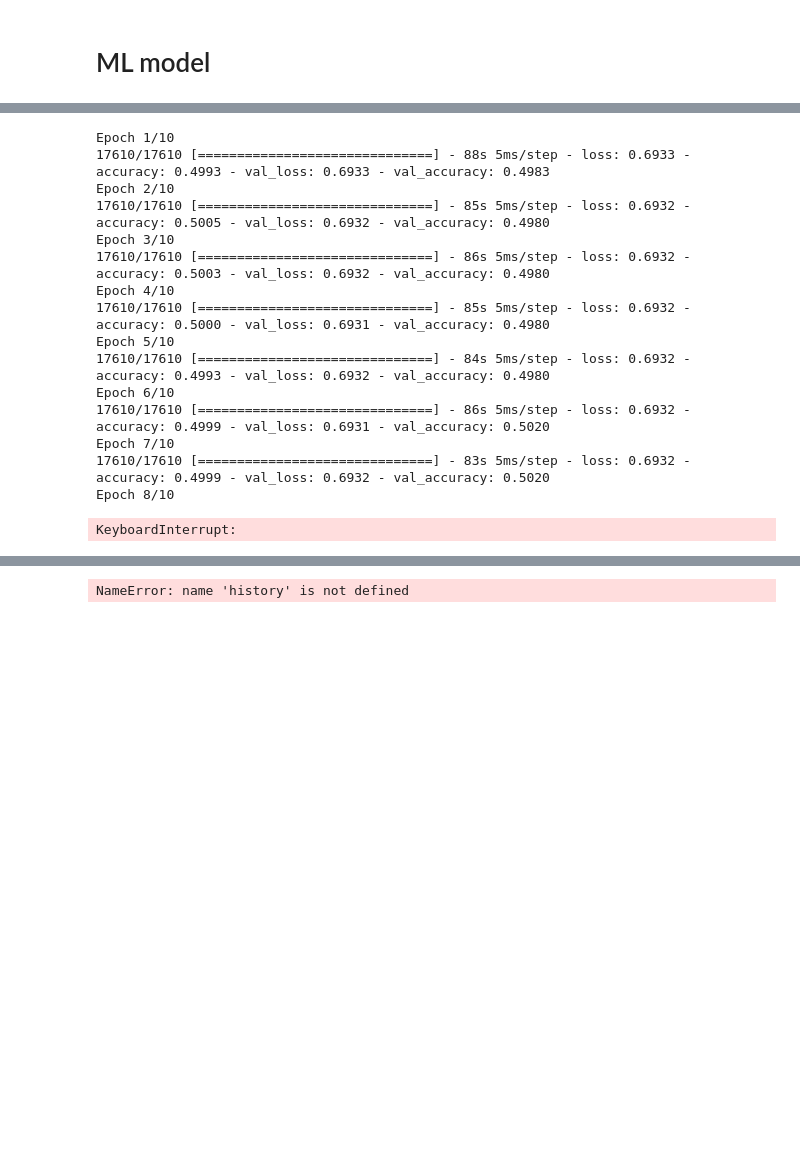
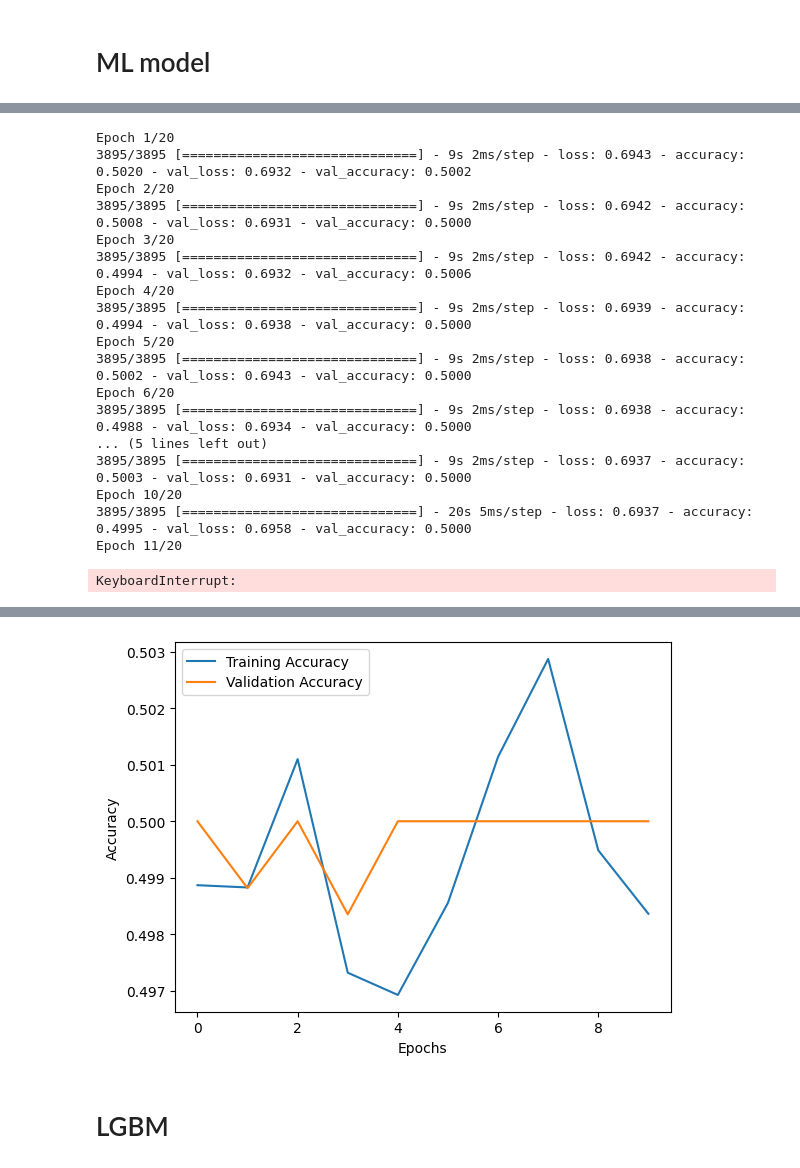
Before and after one commit to dead96pool/stress_detection_mlai, a Jupyter notebook: MLAI_project.ipynb, the cells around one changed output, grey strips where cells are left out. Drawn from its saved outputs; the diff is of its cells as text; code cells hidden in the pictures; blank space fills up the shorter version.

Commit message:
only 47 accuracy

```diff
--- a/MLAI_project.ipynb
+++ b/MLAI_project.ipynb
@@ -259,0 +288,13 @@ X_test_reshaped = X_test_scaled.reshape(X_test_scaled.shape[0], X_test_scaled.sh
+# %%
+# PCA
+
+pca = PCA(n_components=0.8)  # Choose the number of components to explain 95% of the variance
+X_train_pca = pca.fit_transform(X_train)
+X_val_pca = pca.transform(X_val)
+X_test_pca = pca.transform(X_test)
+# %%
+# Standardize features
+scaler = StandardScaler()
+X_train_scaled = scaler.fit_transform(X_train_pca)
+X_val_scaled = scaler.transform(X_val_pca)
+X_test_scaled = scaler.transform(X_test_pca)
@@ -260,14 +307,13 @@ X_test_reshaped = X_test_scaled.reshape(X_test_scaled.shape[0], X_test_scaled.sh
 # %%
-# Defining the CNN model
 model = Sequential()
-model.add(Conv1D(filters=32, kernel_size=3, activation='relu', input_shape=(X_train_reshaped.shape[1], 1)))
-model.add(MaxPooling1D(pool_size=2))
-model.add(Conv1D(filters=64, kernel_size=3, activation='relu'))
-model.add(MaxPooling1D(pool_size=2))
-model.add(Flatten())
-model.add(Dense(64, activation='relu'))
-model.add(Dropout(0.5))
-model.add(Dense(1, activation='sigmoid'))
+model.add(Dense(units=128, kernel_initializer='normal', activation='relu', input_dim=X_train_scaled.shape[1]))
+model.add(Dropout(0.2))  # Regularization
+model.add(Dense(units=64, kernel_initializer='normal', activation='relu'))
+model.add(Dense(units=32, kernel_initializer='normal', activation='relu'))
+model.add(Dense(units=1, kernel_initializer='normal', activation='sigmoid'))  # Sigmoid activation for binary classification
 
-# Compiling the model
+# Compile the model with sparse_categorical_crossentropy
 model.compile(optimizer=Adam(learning_rate=0.001), loss='binary_crossentropy', metrics=['accuracy'])
+
+# Train the model
+history = model.fit(X_train_scaled, y_train, batch_size=64, epochs=10, validation_data=(X_test_scaled, y_test))
@@ -274,33 +341,29 @@ model.compile(optimizer=Adam(learning_rate=0.001), loss='binary_crossentropy', m
 # %%
-# Define early stopping
-#early_stopping = EarlyStopping(monitor='val_loss', patience=5, restore_best_weights=True)
-
 # Train the model
-history = model.fit(X_train_reshaped, y_train, epochs=10, batch_size=64, validation_data=(X_test_reshaped, y_test))
+history = model.fit(X_train_scaled, y_train, epochs=20, batch_size=32, validation_data=(X_val_scaled, y_val))
 # %% [output]
-Epoch 1/10
-17610/17610 [==============================] - 88s 5ms/step - loss: 0.6933 - accuracy: 0.4993 - val_loss: 0.6933 - val_accuracy: 0.4983
-Epoch 2/10
-17610/17610 [==============================] - 85s 5ms/step - loss: 0.6932 - accuracy: 0.5005 - val_loss: 0.6932 - val_accuracy: 0.4980
-Epoch 3/10
-17610/17610 [==============================] - 86s 5ms/step - loss: 0.6932 - accuracy: 0.5003 - val_loss: 0.6932 - val_accuracy: 0.4980
-Epoch 4/10
-17610/17610 [==============================] - 85s 5ms/step - loss: 0.6932 - accuracy: 0.5000 - val_loss: 0.6931 - val_accuracy: 0.4980
-Epoch 5/10
-17610/17610 [==============================] - 84s 5ms/step - loss: 0.6932 - accuracy: 0.4993 - val_loss: 0.6932 - val_accuracy: 0.4980
-Epoch 6/10
-17610/17610 [==============================] - 86s 5ms/step - loss: 0.6932 - accuracy: 0.4999 - val_loss: 0.6931 - val_accuracy: 0.5020
-Epoch 7/10
-17610/17610 [==============================] - 83s 5ms/step - loss: 0.6932 - accuracy: 0.4999 - val_loss: 0.6932 - val_accuracy: 0.5020
-Epoch 8/10
+Epoch 1/20
+3895/3895 [==============================] - 9s 2ms/step - loss: 0.6943 - accuracy: 0.5020 - val_loss: 0.6932 - val_accuracy: 0.5002
+Epoch 2/20
+3895/3895 [==============================] - 9s 2ms/step - loss: 0.6942 - accuracy: 0.5008 - val_loss: 0.6931 - val_accuracy: 0.5000
+Epoch 3/20
+3895/3895 [==============================] - 9s 2ms/step - loss: 0.6942 - accuracy: 0.4994 - val_loss: 0.6932 - val_accuracy: 0.5006
+Epoch 4/20
+3895/3895 [==============================] - 9s 2ms/step - loss: 0.6939 - accuracy: 0.4994 - val_loss: 0.6938 - val_accuracy: 0.5000
+Epoch 5/20
+3895/3895 [==============================] - 9s 2ms/step - loss: 0.6938 - accuracy: 0.5002 - val_loss: 0.6943 - val_accuracy: 0.5000
+Epoch 6/20
+3895/3895 [==============================] - 9s 2ms/step - loss: 0.6938 - accuracy: 0.4988 - val_loss: 0.6934 - val_accuracy: 0.5000
+... (5 lines left out)
+3895/3895 [==============================] - 9s 2ms/step - loss: 0.6937 - accuracy: 0.5003 - val_loss: 0.6931 - val_accuracy: 0.5000
+Epoch 10/20
+3895/3895 [==============================] - 20s 5ms/step - loss: 0.6937 - accuracy: 0.4995 - val_loss: 0.6958 - val_accuracy: 0.5000
+Epoch 11/20
 KeyboardInterrupt:
 # %%
-# Evaluate the model on the test set
-loss, accuracy = model.evaluate(X_test_reshaped, y_test)
+# Evaluate the model
+loss, accuracy = model.evaluate(X_test_scaled, y_test)
 print(f'Test Loss: {loss}, Test Accuracy: {accuracy}')
-
-# Plot training history
-import matplotlib.pyplot as plt
 
 plt.plot(history.history['accuracy'], label='Training Accuracy')
 plt.plot(history.history['val_accuracy'], label='Validation Accuracy')
@@ -314 +377,3 @@ Test Loss: 0.6932689547538757, Test Accuracy: 0.4980337917804718
-NameError: name 'history' is not defined
+[figure, added]
+# %% [markdown]
+# LGBM
```
Also changed, not shown: parts of 25 cells of this notebook.
